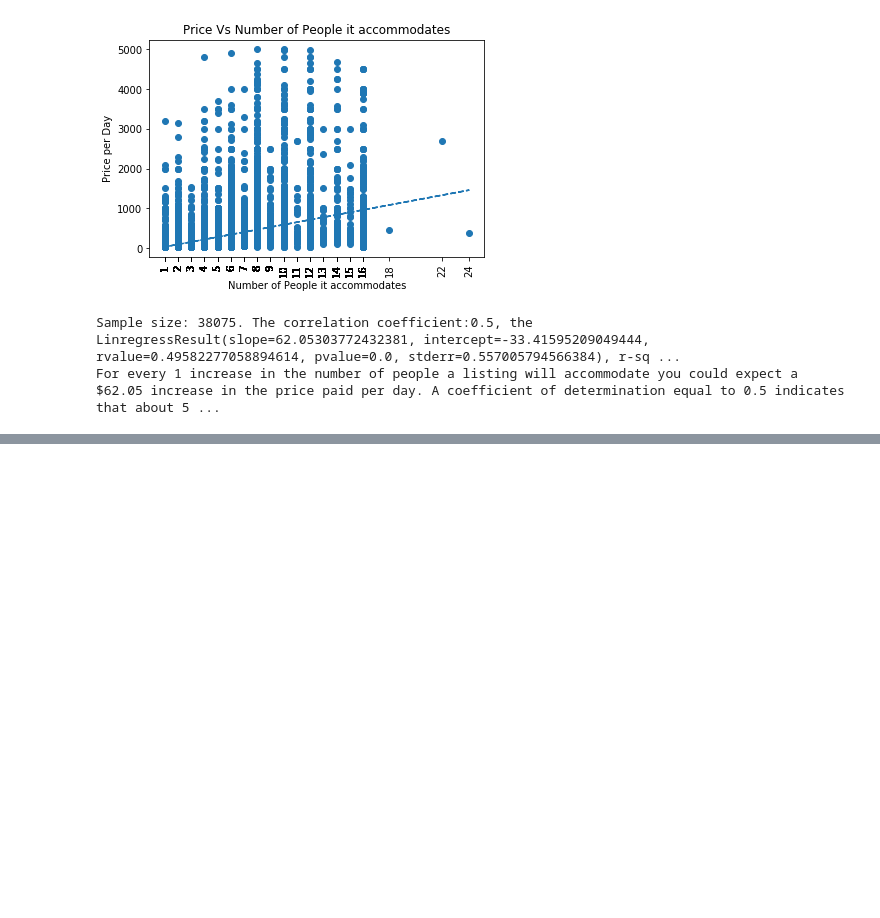
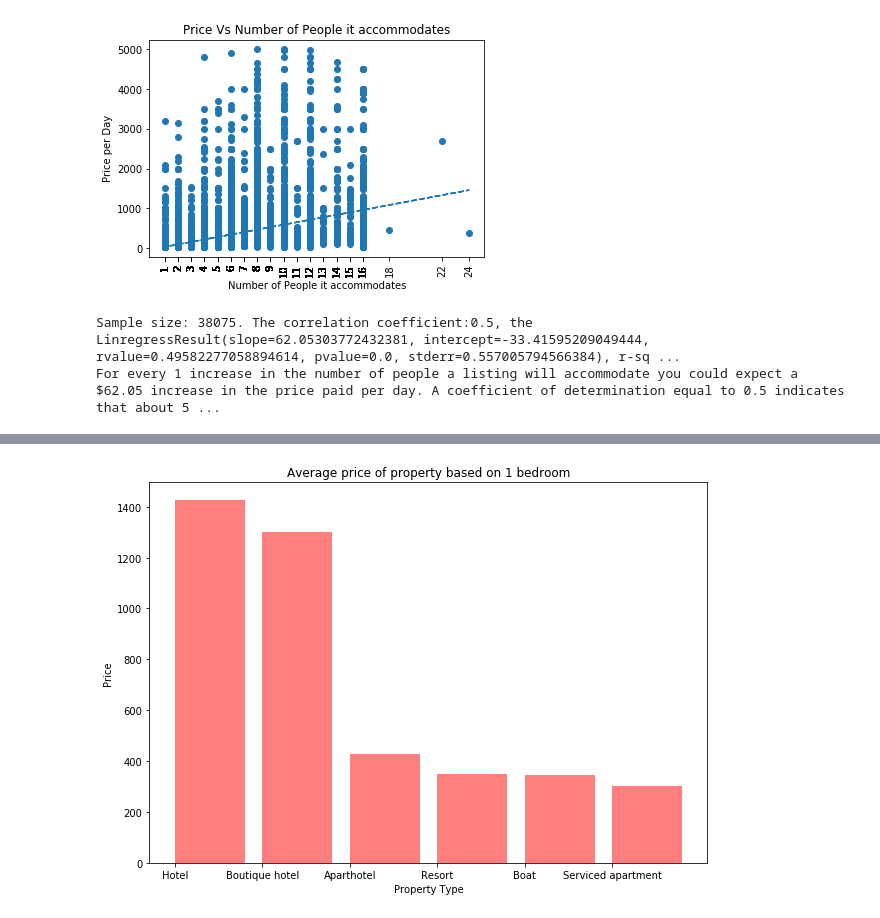
Before and after one commit to DerekTeed/project1_data, a Jupyter notebook: airbnbPy.ipynb, the cells around one changed output, grey strips where cells are left out. Drawn from its saved outputs; the diff is of its cells as text; code cells hidden in the pictures; blank space fills up the shorter version.

```diff
--- a/airbnbPy.ipynb
+++ b/airbnbPy.ipynb
@@ -274,0 +353,18 @@ For every 1 increase in the number of people a listing will accommodate you coul
+# %%
+# Nisha
+#Bar chart showing average price for each property type. Each property type on x-axis, price on y-axis
+#Variables: property_type, price [‘bedrooms’] == 1
+single_accomodate_df = air_df.loc[(air_df['bedrooms']) == 1]
+single_accomodate_avg_price =pd.DataFrame(single_accomodate_df.groupby('property_type')['price'].mean())
+single_accomodate_avg_price = single_accomodate_avg_price.sort_values('price',ascending=False).head(6)
+single_accomodate_avg_price
+plt.figure(figsize=(10,7))
+#plotting bar chart
+plt.bar(single_accomodate_avg_price.index.tolist(), single_accomodate_avg_price['price'], color='r', alpha=0.5, align="edge")
+#setting lable and title
+plt.title("Average price of property based on 1 bedroom")
+plt.xlabel("Property Type")
+plt.ylabel("Price in $dollars")
+plt.show()
+# %% [output]
+[figure, added]
```
Also changed, not shown: parts of 28 cells of this notebook.
